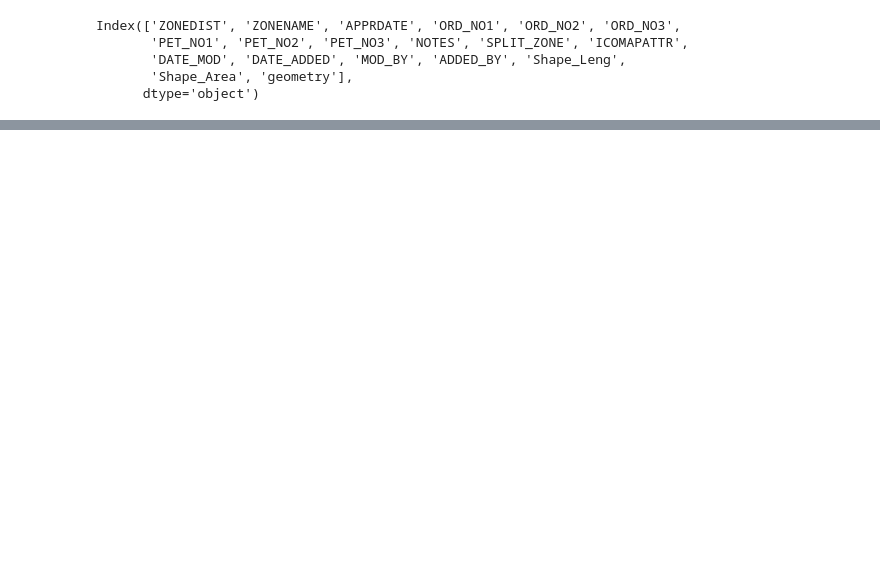
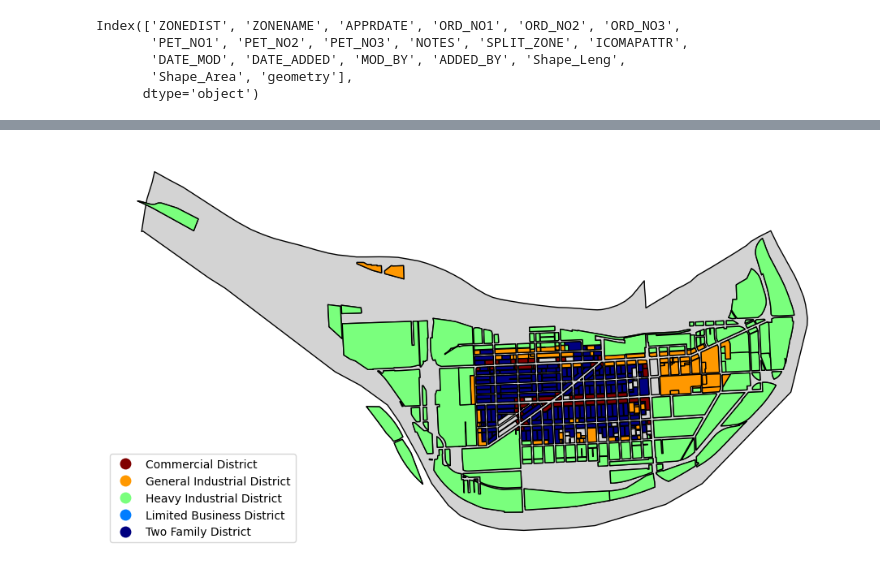
Before and after one commit to ucsusa/2024-kansas-city-analysis, a Jupyter notebook: notebooks/gis_notebooks/kc-zoning.ipynb, the cells around one changed output, grey strips where cells are left out. Saved outputs shown, nothing was run; the diff lists cells and outputs as text; code cells hidden in the pictures; blank space fills up the shorter version.

```diff
--- a/notebooks/gis_notebooks/kc-zoning.ipynb
+++ b/notebooks/gis_notebooks/kc-zoning.ipynb
@@ -36,0 +62,18 @@ ax.set_axis_off()
+# %%
+fig, ax = plt.subplots(figsize=(10,6))
+kc_zones.plot(ax=ax, ec='k', fc='None')
+kc_zones[~kc_zones['ZONENAME'].str.contains('Planned')].plot(ax=ax,
+                                                             column='ZONENAME',
+                                                             categorical=True,
+                                                             ec='k',
+                                                             legend=True,
+                                                             legend_kwds=dict(ncols=1,
+                                                                              loc='lower left'),
+                                                             cmap='jet_r')
+armourdale.dissolve("CITY").plot(ax=ax, fc='lightgray', ec='k', zorder=-1)
+# ax.minorticks_on()
+# ax.grid(color='k')
+plt.tight_layout()
+ax.set_axis_off()
+# %% [output]
+[figure, added]
```
Also changed, not shown: parts of 8 cells of this notebook, 2 other files.
